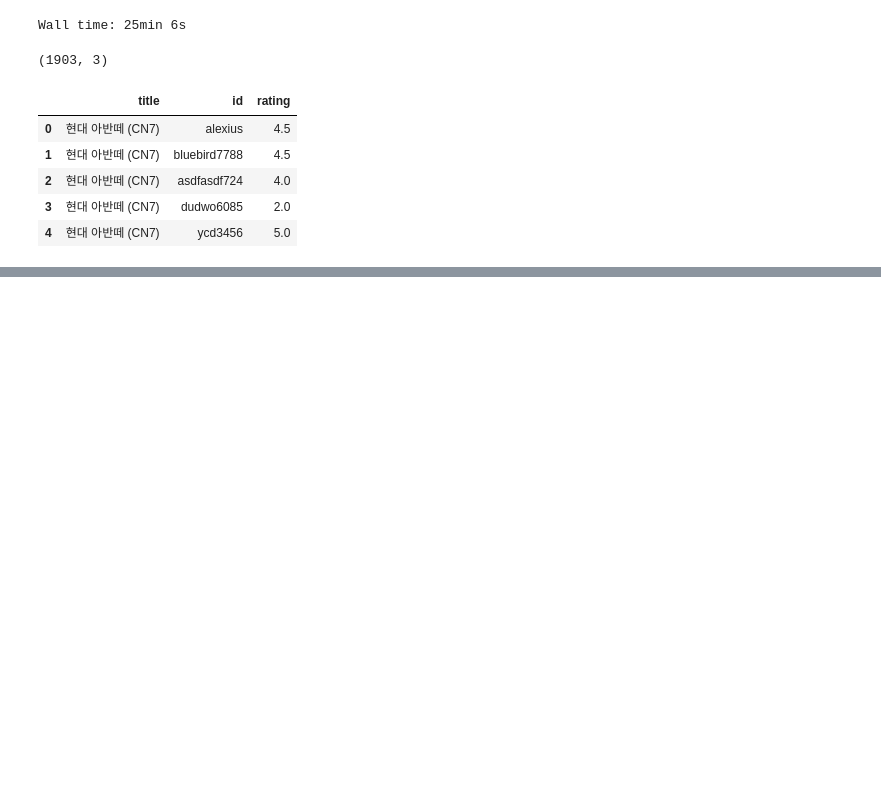
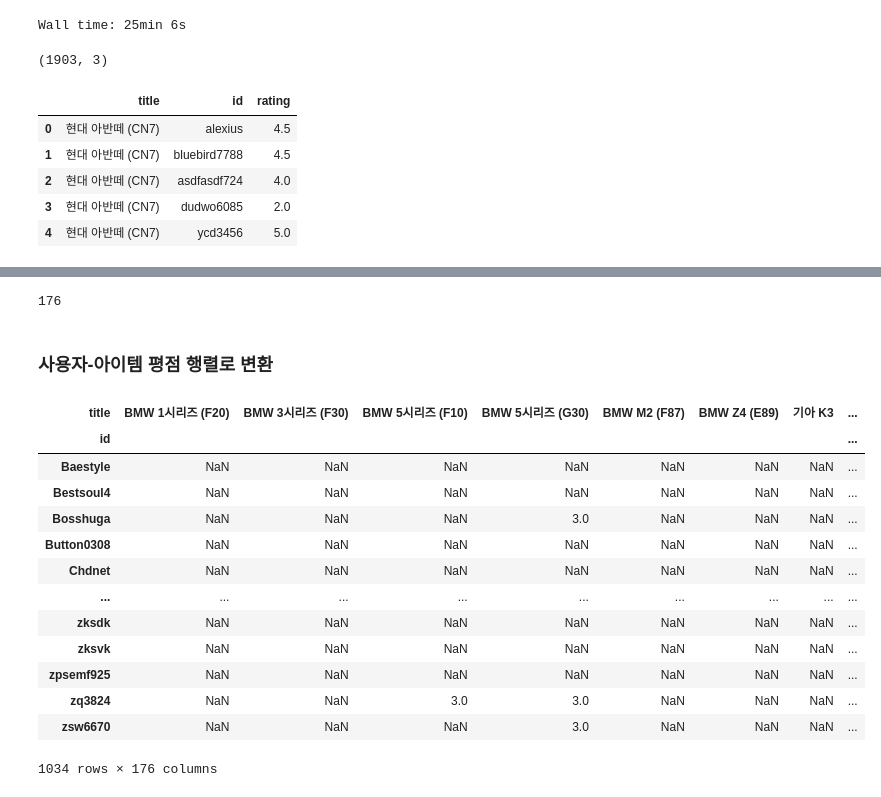
Before and after one commit to SubinKim22/project, a Jupyter notebook: encar.ipynb, the cells around one changed output, grey strips where cells are left out. Saved outputs shown, nothing was run; the diff lists cells and outputs as text; code cells hidden in the pictures; blank space fills up the shorter version.

```diff
--- a/encar.ipynb
+++ b/encar.ipynb
@@ -283,0 +287,3 @@ sk_encar_df.to_csv("encar.csv", encoding='utf-8-sig')
+# %%
+data = pd.read_csv('encar.csv')
+data = data.drop('Unnamed: 0', axis = 1)
@@ -283,0 +299,25 @@ sk_encar_df.to_csv("encar.csv", encoding='utf-8-sig')
+# %%
+data.title.nunique()  # 홈페이지에서 제공하는 차량의 수는 181대이지만 리뷰가 없는 차량이 5대 존재하여 176대만 크롤링.
+# %% [output]
+176
+# %% [markdown]
+### 사용자-아이템 평점 행렬로 변환
+# %%
+# columns='title' 로 title 컬럼으로 pivot 수행.
+ratings_matrix = data.pivot_table('rating', index='id', columns='title')
+ratings_matrix
+# %% [output]
+| title | BMW 1시리즈 (F20) | BMW 3시리즈 (F30) | BMW 5시리즈 (F10) | BMW 5시리즈 (G30) | BMW M2 (F87) | BMW Z4 (E89) | 기아 K3 | ... |
+| id |  |  |  |  |  |  |  | ... |
+| Baestyle | NaN | NaN | NaN | NaN | NaN | NaN | NaN | ... |
+| Bestsoul4 | NaN | NaN | NaN | NaN | NaN | NaN | NaN | ... |
+| Bosshuga | NaN | NaN | NaN | 3.0 | NaN | NaN | NaN | ... |
+| Button0308 | NaN | NaN | NaN | NaN | NaN | NaN | NaN | ... |
+| Chdnet | NaN | NaN | NaN | NaN | NaN | NaN | NaN | ... |
+| ... | ... | ... | ... | ... | ... | ... | ... | ... |
+| zksdk | NaN | NaN | NaN | NaN | NaN | NaN | NaN | ... |
+| zksvk | NaN | NaN | NaN | NaN | NaN | NaN | NaN | ... |
+| zpsemf925 | NaN | NaN | NaN | NaN | NaN | NaN | NaN | ... |
+| zq3824 | NaN | NaN | 3.0 | 3.0 | NaN | NaN | NaN | ... |
+| zsw6670 | NaN | NaN | NaN | 3.0 | NaN | NaN | NaN | ... |
+1034 rows × 176 columns
```
Also changed, not shown: parts of 26 cells of this notebook.
